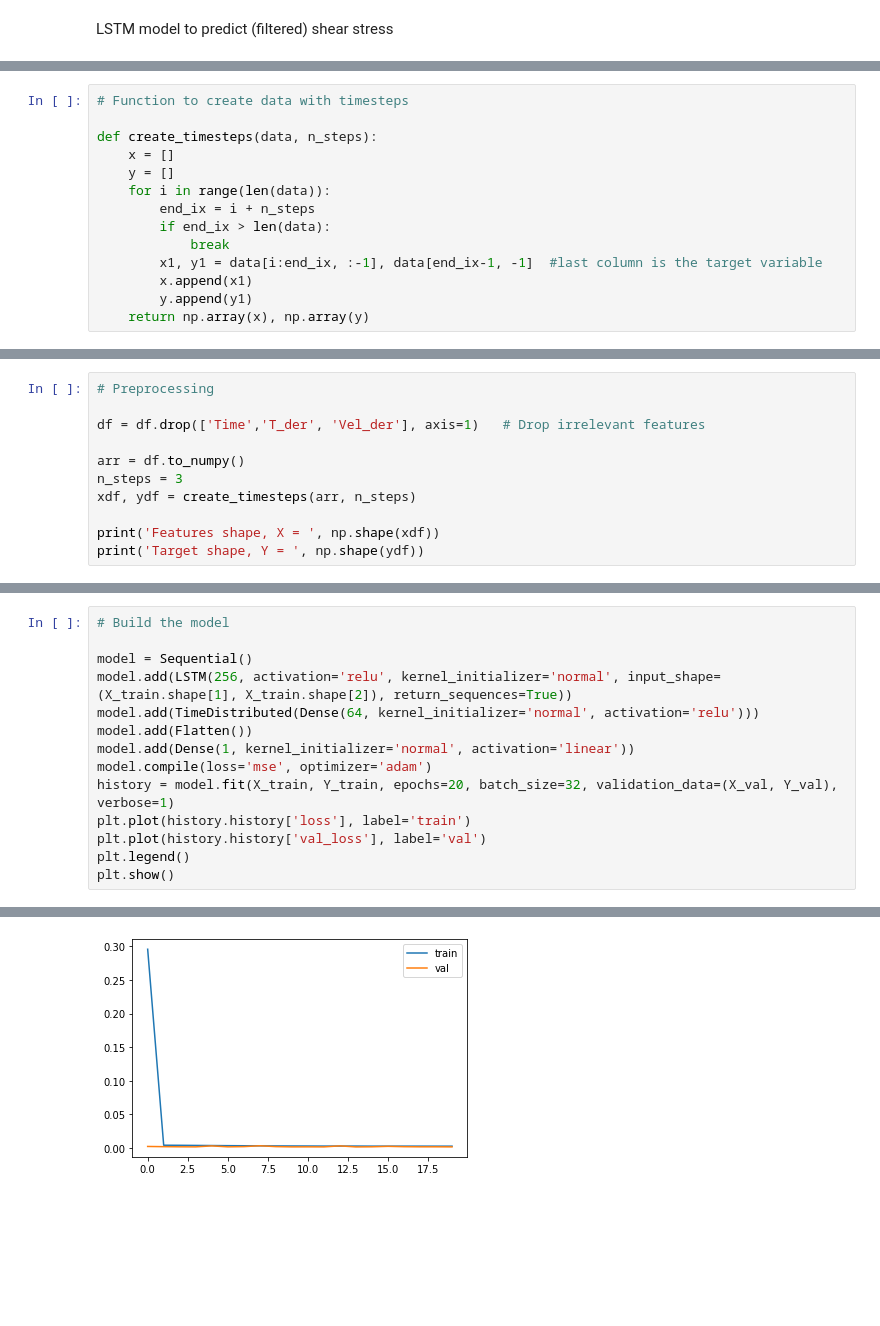
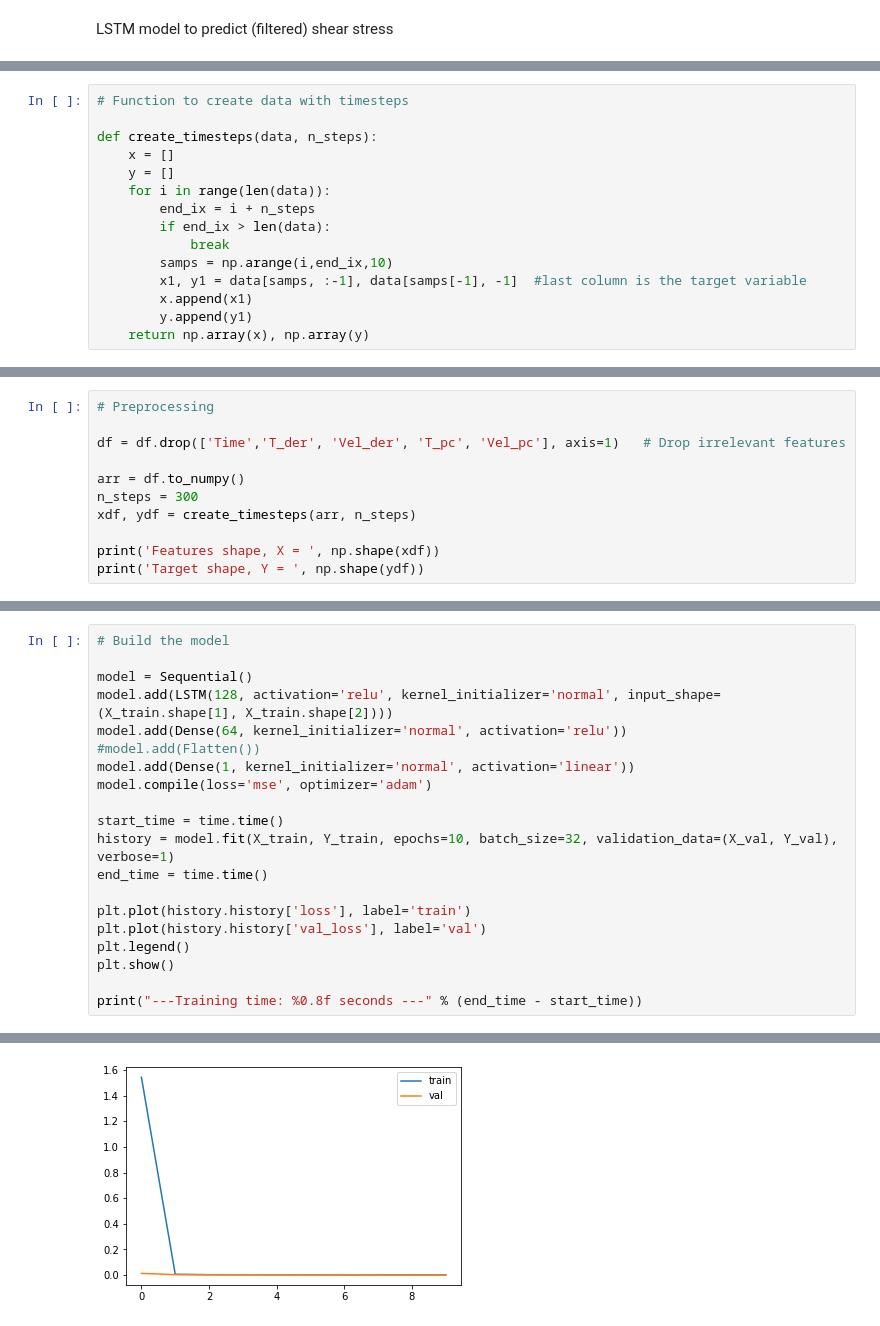
Before and after one commit to vrushaligirkar/Labquake-Prediction, a Jupyter notebook: DeepLearning/lstm_ss.ipynb, the cells around one changed output, grey strips where cells are left out. Saved outputs shown, nothing was run; the diff lists cells and outputs as text; blank space fills up the shorter version.

```diff
--- a/DeepLearning/lstm_ss.ipynb
+++ b/DeepLearning/lstm_ss.ipynb
@@ -30,7 +29,8 @@ def create_timesteps(data, n_steps):
 		end_ix = i + n_steps
 		if end_ix > len(data):
 			break
-		x1, y1 = data[i:end_ix, :-1], data[end_ix-1, -1]  #last column is the target variable
+		samps = np.arange(i,end_ix,10)
+		x1, y1 = data[samps, :-1], data[samps[-1], -1]  #last column is the target variable
 		x.append(x1)
 		y.append(y1)
 	return np.array(x), np.array(y)
@@ -52,10 +51,10 @@ Input data: (132399, 8)
 # %%
 # Preprocessing
 
-df = df.drop(['Time','T_der', 'Vel_der'], axis=1)   # Drop irrelevant features
+df = df.drop(['Time','T_der', 'Vel_der', 'T_pc', 'Vel_pc'], axis=1)   # Drop irrelevant features
 
 arr = df.to_numpy()
-n_steps = 3
+n_steps = 300
 xdf, ydf = create_timesteps(arr, n_steps)
 
 print('Features shape, X = ', np.shape(xdf))
@@ -93,14 +92,20 @@ Testing: (26480, 3, 4)
 # Build the model
 
 model = Sequential()
-model.add(LSTM(256, activation='relu', kernel_initializer='normal', input_shape=(X_train.shape[1], X_train.shape[2]), return_sequences=True))
-model.add(TimeDistributed(Dense(64, kernel_initializer='normal', activation='relu')))
-model.add(Flatten())
+model.add(LSTM(128, activation='relu', kernel_initializer='normal', input_shape=(X_train.shape[1], X_train.shape[2])))
+model.add(Dense(64, kernel_initializer='normal', activation='relu'))
+#model.add(Flatten())
 model.add(Dense(1, kernel_initializer='normal', activation='linear'))
 model.compile(loss='mse', optimizer='adam')
-history = model.fit(X_train, Y_train, epochs=20, batch_size=32, validation_data=(X_val, Y_val), verbose=1)
+
+start_time = time.time()
+history = model.fit(X_train, Y_train, epochs=10, batch_size=32, validation_data=(X_val, Y_val), verbose=1)
+end_time = time.time()
+
 plt.plot(history.history['loss'], label='train')
 plt.plot(history.history['val_loss'], label='val')
 plt.legend()
 plt.show()
+
+print("---Training time: %0.8f seconds ---" % (end_time - start_time))
 # %% [output]
@@ -124 +132 @@ Epoch 20/20
-[figure, old version]
+[figure, new version]
```
Also changed, not shown: parts of 11 cells of this notebook.
